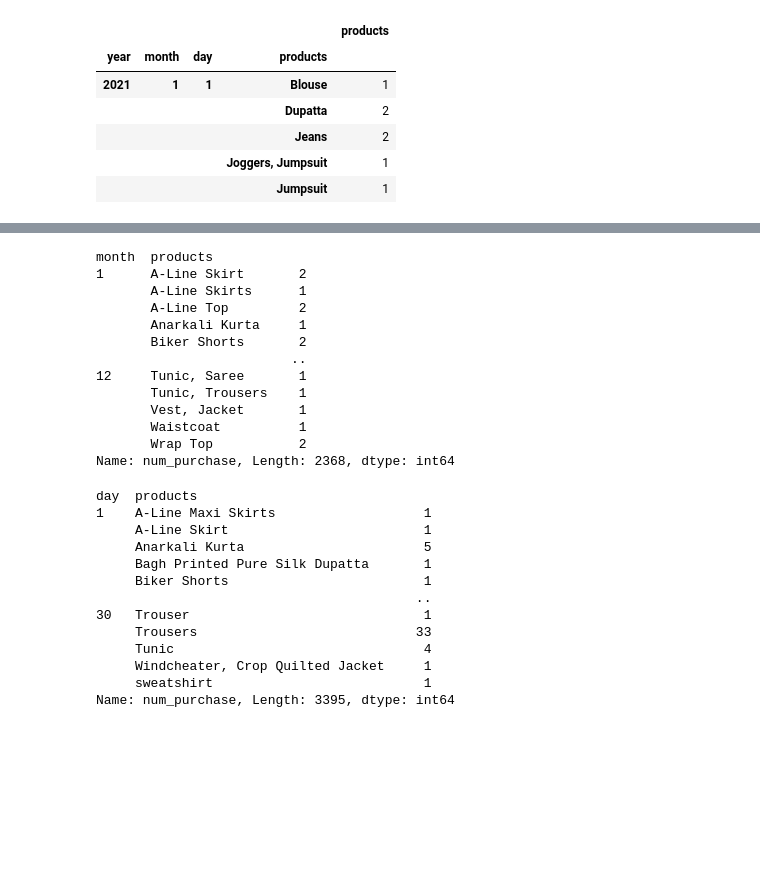
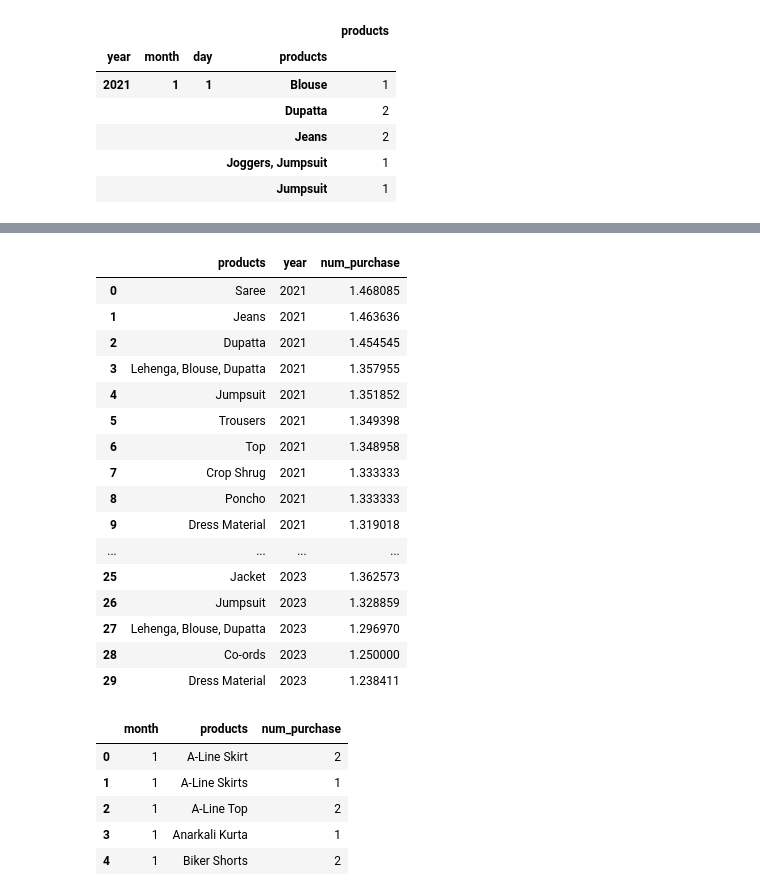
Before and after one commit to INA-95/Customer-Analysis, a Jupyter notebook: online_fashion_platform.ipynb, the cells around one changed output, grey strips where cells are left out. Cells and saved outputs as stored; diff of their text form; code cells hidden in the pictures; blank space fills up the shorter version.

Commit message:
yearly/monthly mean purchase rate

```diff
--- a/online_fashion_platform.ipynb
+++ b/online_fashion_platform.ipynb
@@ -237,36 +237,40 @@ Name: num_purchase, Length: 1376, dtype: int64
+# %%
+# yearly products purchase mean
+
+yearly_product_purchase = temp.groupby(['products', 'year'])['num_purchase'].mean().reset_index()
+# %%
+yearly_product_purchase = yearly_product_purchase.groupby('year').apply(lambda x : x.nlargest(10, ['num_purchase']))
+# %%
+yearly_product_purchase = yearly_product_purchase.reset_index(drop=True)
+# %%
+yearly_product_purchase
+# %% [output]
+|  | products | year | num_purchase |
+| 0 | Saree | 2021 | 1.468085 |
+| 1 | Jeans | 2021 | 1.463636 |
+| 2 | Dupatta | 2021 | 1.454545 |
+| 3 | Lehenga, Blouse, Dupatta | 2021 | 1.357955 |
+| 4 | Jumpsuit | 2021 | 1.351852 |
+| 5 | Trousers | 2021 | 1.349398 |
+| 6 | Top | 2021 | 1.348958 |
+| 7 | Crop Shrug | 2021 | 1.333333 |
+| 8 | Poncho | 2021 | 1.333333 |
+| 9 | Dress Material | 2021 | 1.319018 |
+| ... | ... | ... | ... |
+| 25 | Jacket | 2023 | 1.362573 |
+| 26 | Jumpsuit | 2023 | 1.328859 |
+| 27 | Lehenga, Blouse, Dupatta | 2023 | 1.296970 |
+| 28 | Co-ords | 2023 | 1.250000 |
+| 29 | Dress Material | 2023 | 1.238411 |
 # %%
 # monthly products purchase trend
 
-temp.groupby(['month', 'products'])['num_purchase'].sum()
+monthly_product_purchase = temp.groupby(['month', 'products'])['num_purchase'].sum().reset_index()
+monthly_product_purchase.head()
 # %% [output]
-month  products
-1      A-Line Skirt       2
-       A-Line Skirts      1
-       A-Line Top         2
-       Anarkali Kurta     1
-       Biker Shorts       2
-                         ..
-12     Tunic, Saree       1
-       Tunic, Trousers    1
-       Vest, Jacket       1
-       Waistcoat          1
-       Wrap Top           2
-Name: num_purchase, Length: 2368, dtype: int64
+|  | month | products | num_purchase |
+| 0 | 1 | A-Line Skirt | 2 |
+| 1 | 1 | A-Line Skirts | 1 |
+| 2 | 1 | A-Line Top | 2 |
+| 3 | 1 | Anarkali Kurta | 1 |
+| 4 | 1 | Biker Shorts | 2 |
-# %%
-# daily products purchase trend
-
-temp.groupby(['day', 'products'])['num_purchase'].sum()
-# %% [output]
-day  products
-1    A-Line Maxi Skirts                   1
-     A-Line Skirt                         1
-     Anarkali Kurta                       5
-     Bagh Printed Pure Silk Dupatta       1
-     Biker Shorts                         1
-                                         ..
-30   Trouser                              1
-     Trousers                            33
-     Tunic                                4
-     Windcheater, Crop Quilted Jacket     1
-     sweatshirt                           1
-Name: num_purchase, Length: 3395, dtype: int64
```
Also changed, not shown: parts of 7 cells of this notebook.
